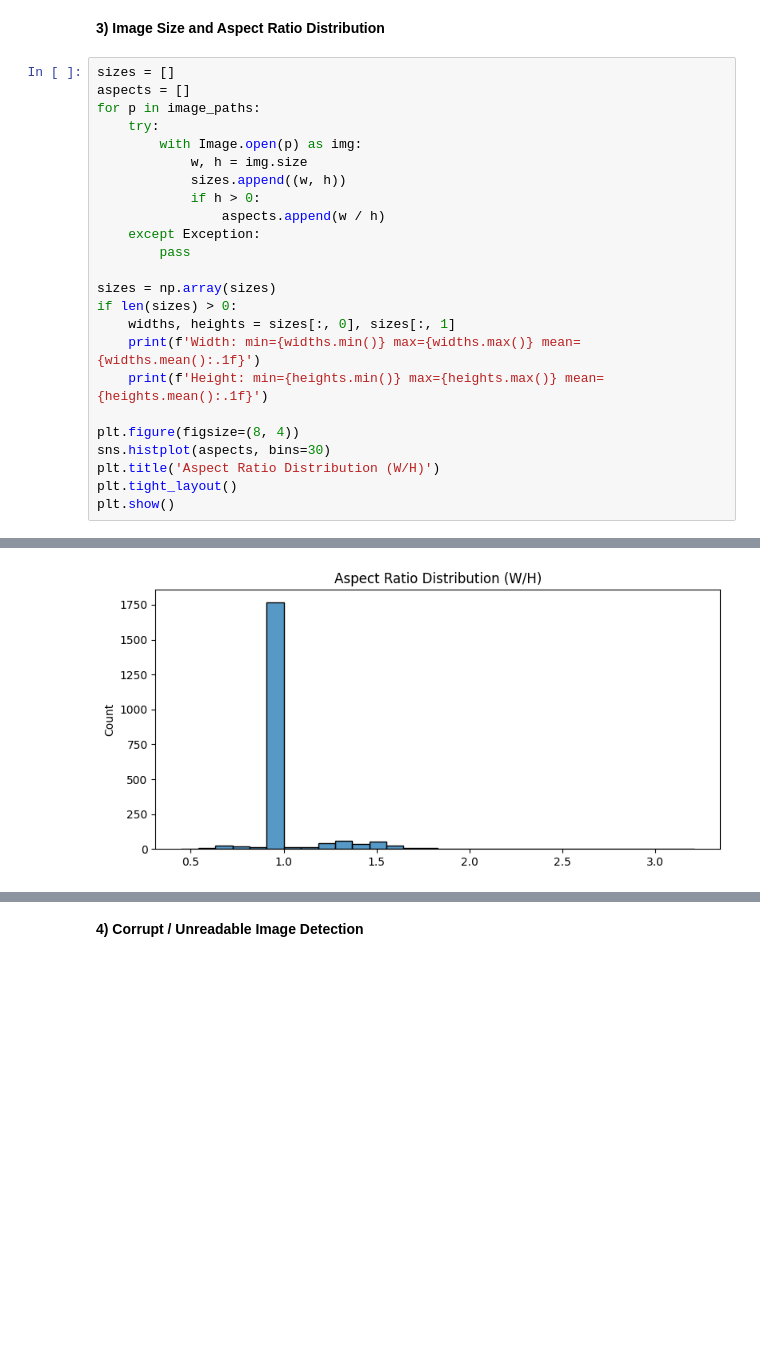
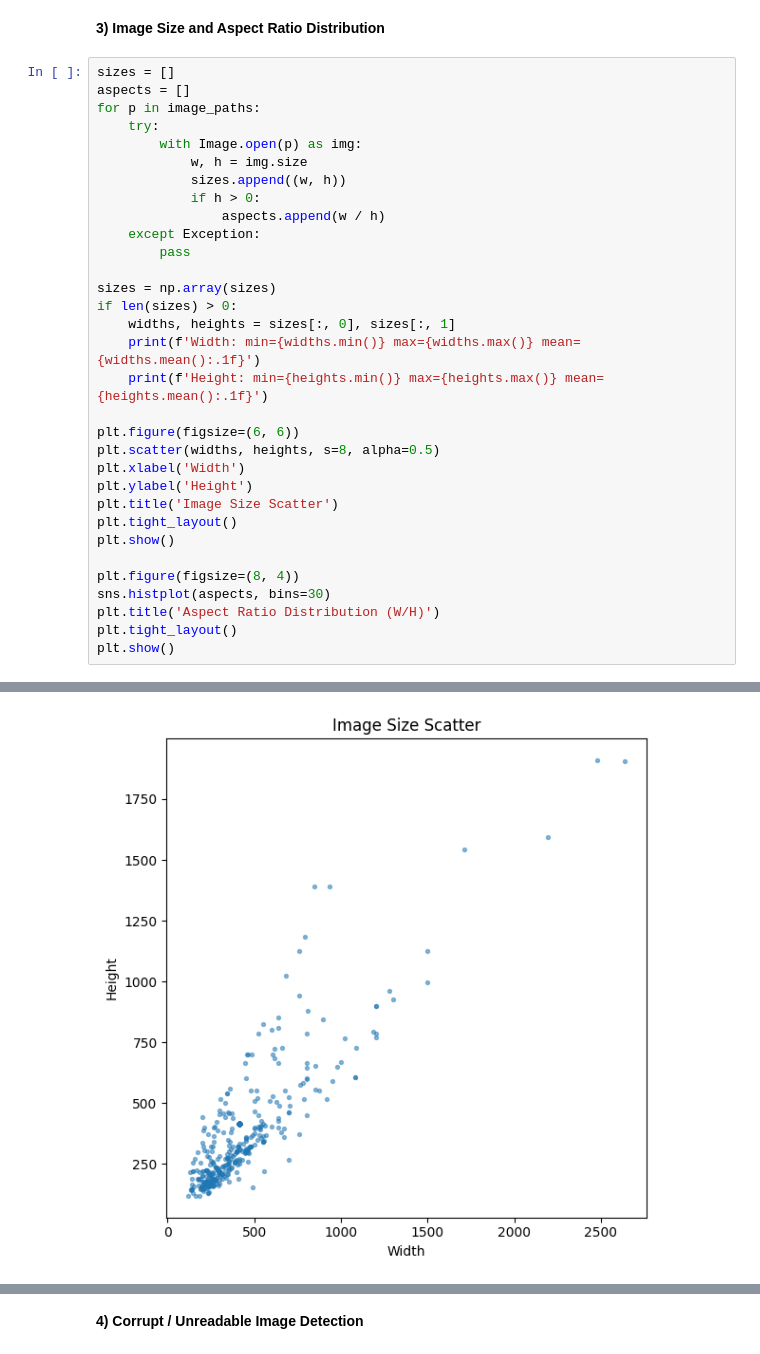
Before and after one commit to sheronfdo/govi-guru-pest-identification, a Jupyter notebook: ml/Pest_Identification_Training.ipynb, the cells around one changed output, grey strips where cells are left out. Drawn from its saved outputs; the diff is of its cells as text; blank space fills up the shorter version.

```diff
--- a/ml/Pest_Identification_Training.ipynb
+++ b/ml/Pest_Identification_Training.ipynb
@@ -102,28 +107,36 @@ Imbalance ratio (max/min): 1.00
 # %%
 sizes = []
 aspects = []
 for p in image_paths:
     try:
         with Image.open(p) as img:
             w, h = img.size
             sizes.append((w, h))
             if h > 0:
                 aspects.append(w / h)
     except Exception:
         pass
 
 sizes = np.array(sizes)
 if len(sizes) > 0:
     widths, heights = sizes[:, 0], sizes[:, 1]
     print(f'Width: min={widths.min()} max={widths.max()} mean={widths.mean():.1f}')
     print(f'Height: min={heights.min()} max={heights.max()} mean={heights.mean():.1f}')
 
+plt.figure(figsize=(6, 6))
+plt.scatter(widths, heights, s=8, alpha=0.5)
+plt.xlabel('Width')
+plt.ylabel('Height')
+plt.title('Image Size Scatter')
+plt.tight_layout()
+plt.show()
+
 plt.figure(figsize=(8, 4))
 sns.histplot(aspects, bins=30)
 plt.title('Aspect Ratio Distribution (W/H)')
 plt.tight_layout()
 plt.show()
 # %% [output]
 Width: min=120 max=2638 mean=419.0
 Height: min=119 max=1909 mean=406.8
-[figure, old version]
+[figure, new version]
```
Also changed, not shown: parts of 15 cells of this notebook.
